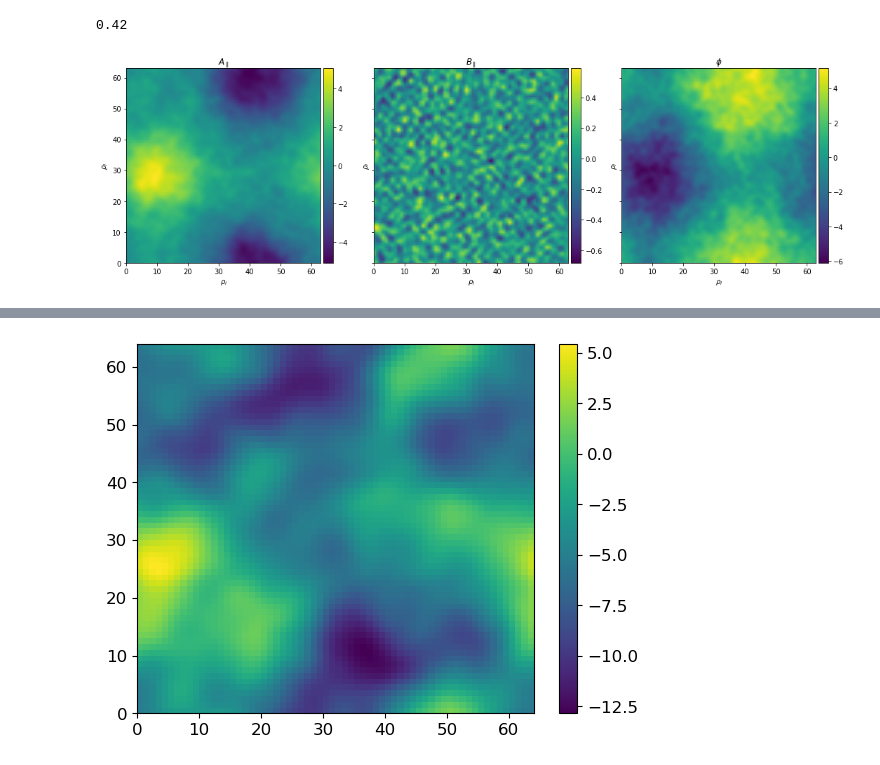
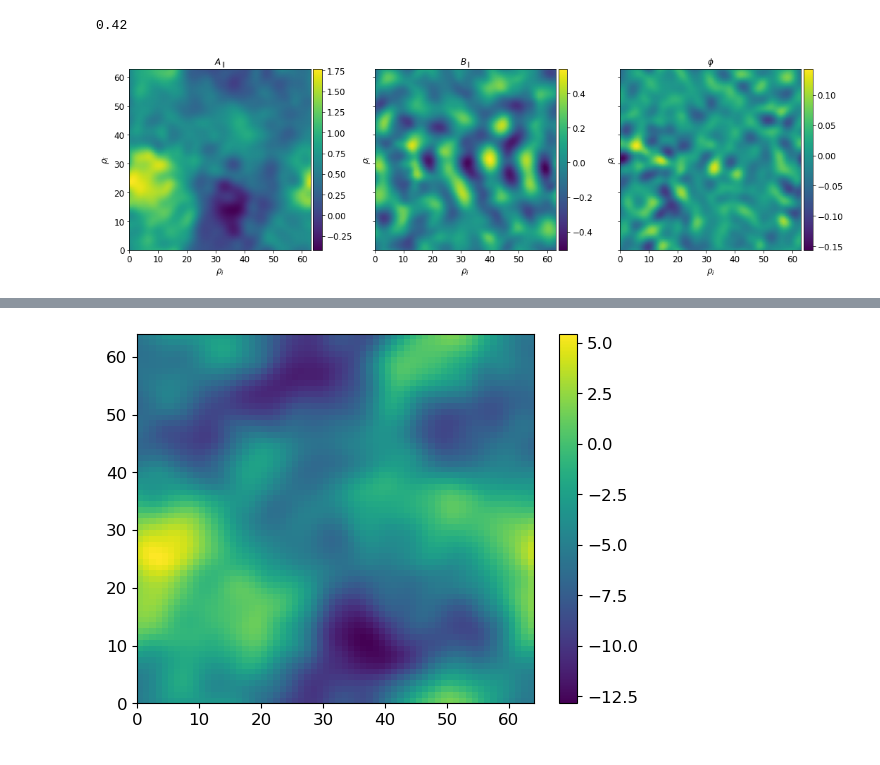
Before and after one commit to Alcauchy/ALLIANCE, a Jupyter notebook: post/ControlOfAlliance.ipynb, the cells around one changed output, grey strips where cells are left out. Drawn from its saved outputs; the diff is of its cells as text; code cells hidden in the pictures.

```diff
--- a/post/ControlOfAlliance.ipynb
+++ b/post/ControlOfAlliance.ipynb
@@ -191,7 +212,7 @@ array([  0.        ,   2.74003404,   5.50475248,   8.30076395,
 # %%
 #t = 2000
 loadFields(BASE_PATH,t)
-plotFields(15,10)
+plotFields(7,37)
 # %% [output]
-[figure, old version]
+[figure, new version]
 # %%
```
Also changed, not shown: parts of 54 cells of this notebook, 10 other files.
